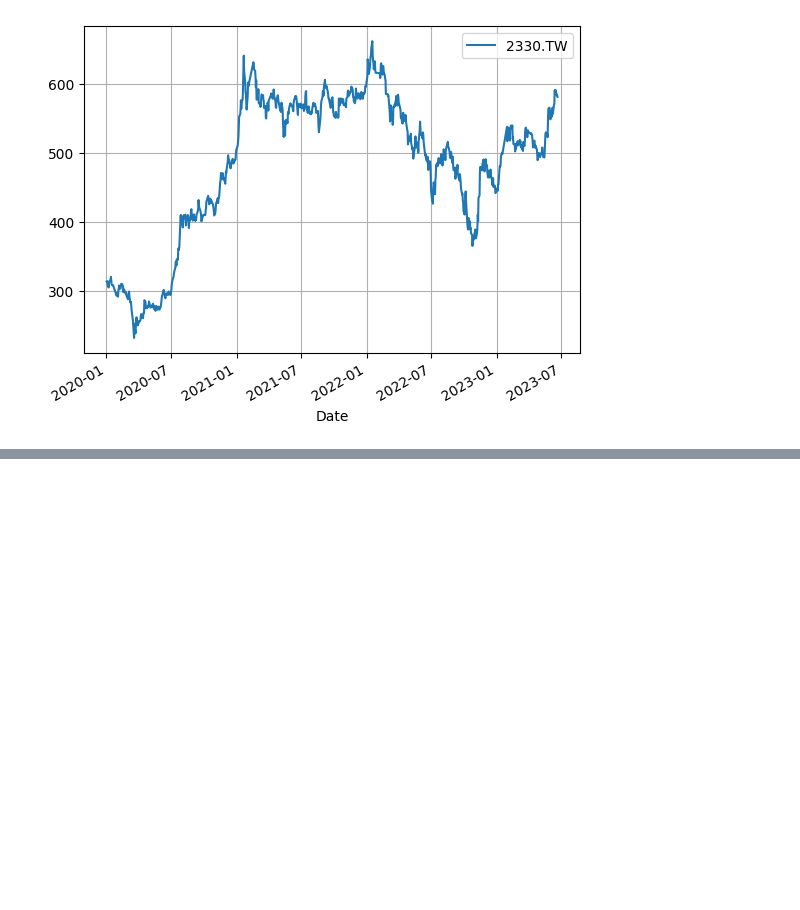
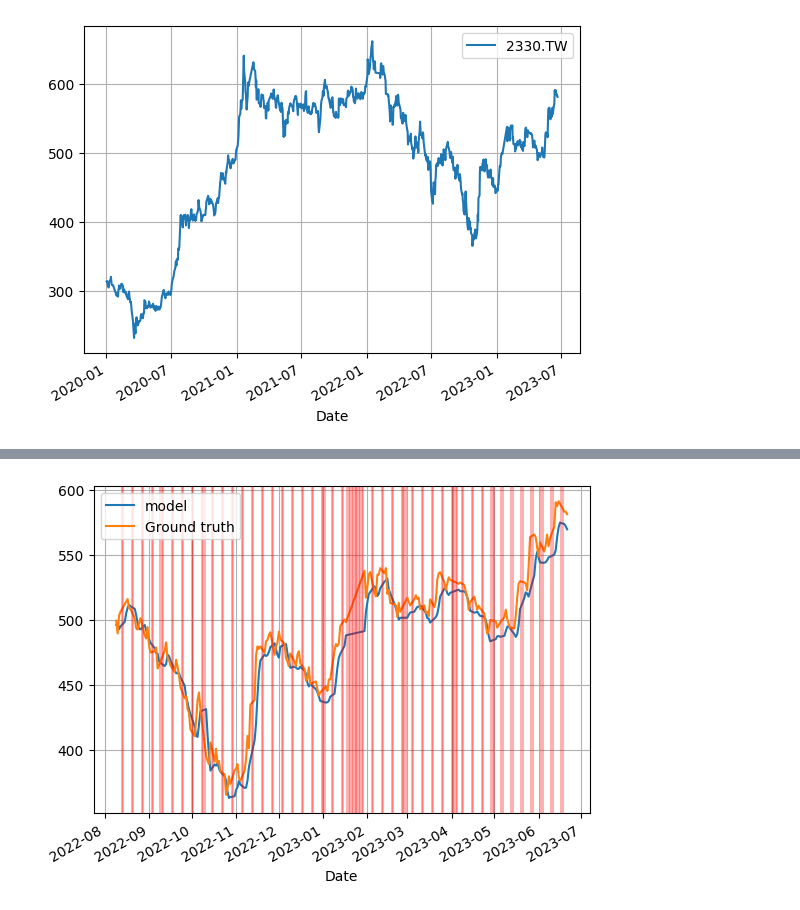
Before and after one commit to nail1021734/stock_example, a Jupyter notebook: stock_example.ipynb, the cells around one changed output, grey strips where cells are left out. Cells and saved outputs as stored; diff of their text form; code cells hidden in the pictures; blank space fills up the shorter version.

```diff
--- a/stock_example.ipynb
+++ b/stock_example.ipynb
@@ -102,11 +98,11 @@ import pandas as pd
 
 # 於測試資料上的圖表比較
 predict_test = model.predict(x_test)
-df = pd.DataFrame(predict_test, columns=['model'], index=data.index[1:][int(len(x)*split_ratio):])
+df = pd.DataFrame(predict_test, columns=['model'], index=data.index[n_day:][int(len(x)*split_ratio):])
 df['Ground truth'] = y_test
 print('日期區間', list(data.index[1:][int(len(x)*split_ratio):])[0], "~", list(data.index[1:][int(len(x)*split_ratio):])[-1])
 
-df.plot(grid=True, legend=True)
+ax = df.plot(grid=True, legend=True)
 # 此模型進行預測時需要前一天的[開盤, 最高, 最低, 收盤, 調整收盤假, 成交量]等特徵，因此沒辦法預測**後天**的調整收盤假，
 # 除非能夠預測未來的[開盤, 最高, 最低, 收盤, 調整收盤假, 成交量]等特徵或是只使用前一天的調整收盤假當作輸入特徵，否則此模型只能根據前一天的資訊預測明天的收盤調整假
 # %% [output]
@@ -116,3 +111,26 @@ df.plot(grid=True, legend=True)
+# %%
+# 休市日期用紅線代表
+from datetime import timedelta
+import matplotlib.pyplot as pltplot
+# 取出測試資料內所有日期
+record_dates = data.index[n_day:][int(len(x)*split_ratio):]
+empty_dates = []
+start_date = record_dates[0]
+end_date = record_dates[-1]
+delta = timedelta(days=1)
+
+# 找出被跳過的日期
+while start_date <= end_date:
+    if start_date not in record_dates:
+        empty_dates.append(start_date)
+    start_date += delta
+
+# 在被跳過的日期劃上紅線
+ax = df.plot(grid=True, legend=True)
+for date in empty_dates:
+    ax.axvline(x=date, color='red', alpha=0.3)
+# %% [output]
+[figure, added]
 # %%
 import numpy as np
 print(data)
```
Also changed, not shown: parts of 10 cells of this notebook.
